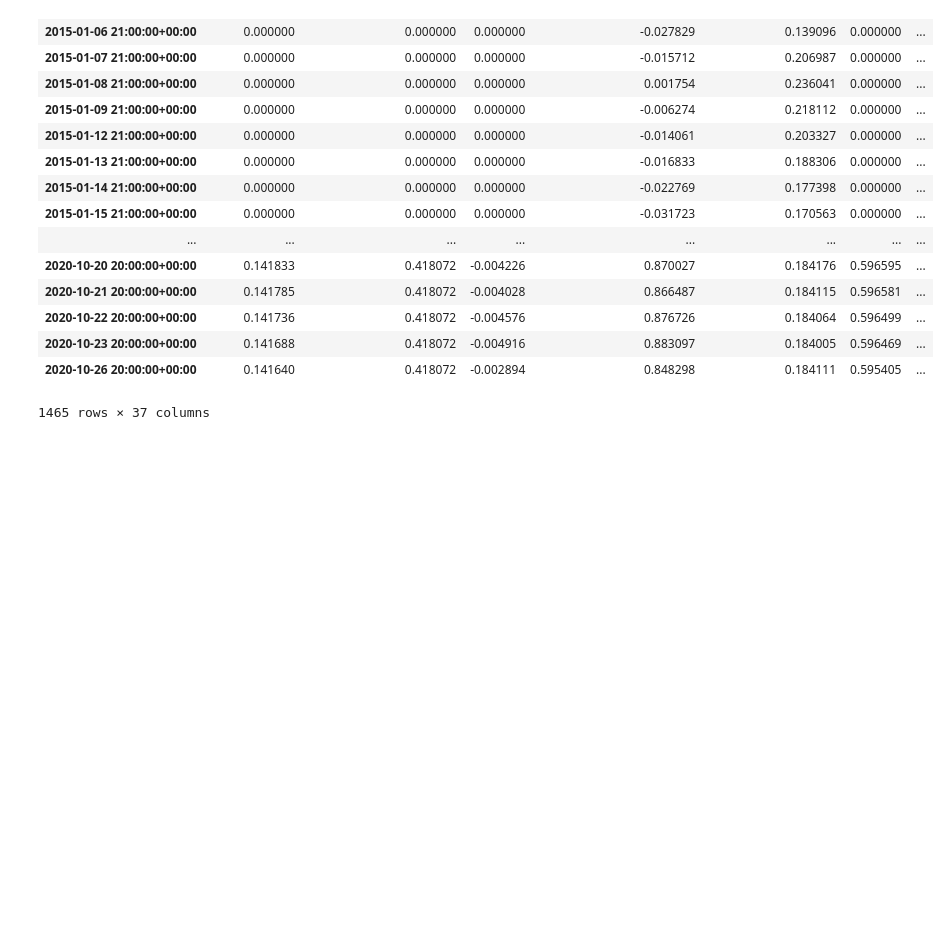
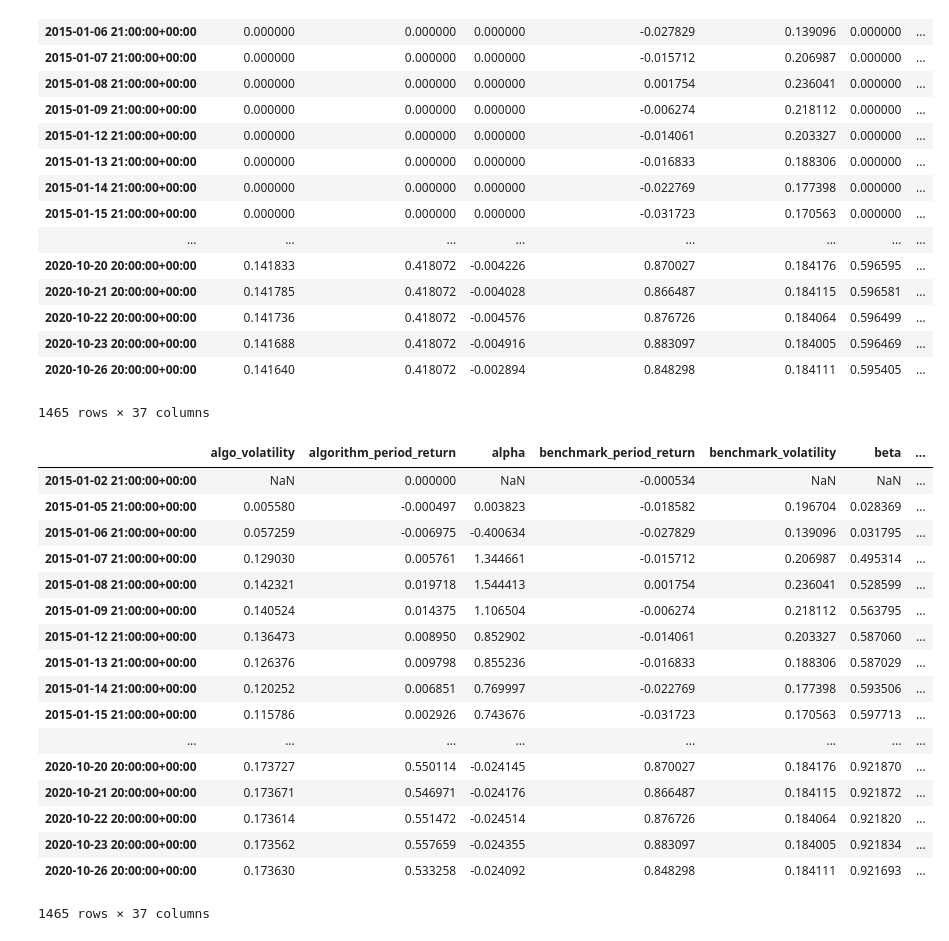
Before and after one commit to wongkenny240/finance_mgmt, a Jupyter notebook: zipline_backtest.ipynb, the cells around one changed output. Cells and saved outputs as stored; diff of their text form; code cells hidden in the pictures; blank space fills up the shorter version.

Commit message:
update zipline

```diff
--- a/zipline_backtest.ipynb
+++ b/zipline_backtest.ipynb
@@ -203,3 +212,58 @@ def handle_data(context, data):
 | 2020-10-23 20:00:00+00:00 | 0.141688 | 0.418072 | -0.004916 | 0.883097 | 0.184005 | 0.596469 | ... |
 | 2020-10-26 20:00:00+00:00 | 0.141640 | 0.418072 | -0.002894 | 0.848298 | 0.184111 | 0.595405 | ... |
 1465 rows × 37 columns
+# %%
+%%zipline --start 2015-1-1 --end 2020-10-26 --capital-base 10000 --bundle custom-bundle -o perf_ipython.pickle
+
+from zipline.api import order, record, order_target_percent, symbol, schedule_function, date_rules, time_rules
+
+# rebalance strategy
+
+#%%
+def initialize(context):
+    # ETFs and target weights for a balanced and hedged portfolio
+    context.securities = {
+        'VTI': 0.43,
+        'TLT': 0.04,
+        'VEU': 0.13,
+        'VWO': 0.13,
+        'VNQ': 0.08,
+        'VNQI': 0.05,
+        'QQQ': 0.15
+    }
+
+    # Schedule rebalance for once a month
+    schedule_function(rebalance, date_rules.month_start(), time_rules.market_open())
+
+    # Set up a benchmark to measure against
+    context.set_benchmark(symbol('SPY'))
+
+
+def rebalance(context, data):
+    # Loop through the securities
+    for sec, weight in context.securities.items():
+        sym = symbol(sec)
+
+        # Check if we can trade
+        if data.can_trade(sym):
+            # Reset the weight
+            order_target_percent(sym, weight)
+# %% [output]
+|  | algo_volatility | algorithm_period_return | alpha | benchmark_period_return | benchmark_volatility | beta | ... |
+| 2015-01-02 21:00:00+00:00 | NaN | 0.000000 | NaN | -0.000534 | NaN | NaN | ... |
+| 2015-01-05 21:00:00+00:00 | 0.005580 | -0.000497 | 0.003823 | -0.018582 | 0.196704 | 0.028369 | ... |
+| 2015-01-06 21:00:00+00:00 | 0.057259 | -0.006975 | -0.400634 | -0.027829 | 0.139096 | 0.031795 | ... |
+| 2015-01-07 21:00:00+00:00 | 0.129030 | 0.005761 | 1.344661 | -0.015712 | 0.206987 | 0.495314 | ... |
+| 2015-01-08 21:00:00+00:00 | 0.142321 | 0.019718 | 1.544413 | 0.001754 | 0.236041 | 0.528599 | ... |
+| 2015-01-09 21:00:00+00:00 | 0.140524 | 0.014375 | 1.106504 | -0.006274 | 0.218112 | 0.563795 | ... |
+| 2015-01-12 21:00:00+00:00 | 0.136473 | 0.008950 | 0.852902 | -0.014061 | 0.203327 | 0.587060 | ... |
+| 2015-01-13 21:00:00+00:00 | 0.126376 | 0.009798 | 0.855236 | -0.016833 | 0.188306 | 0.587029 | ... |
+| 2015-01-14 21:00:00+00:00 | 0.120252 | 0.006851 | 0.769997 | -0.022769 | 0.177398 | 0.593506 | ... |
+| 2015-01-15 21:00:00+00:00 | 0.115786 | 0.002926 | 0.743676 | -0.031723 | 0.170563 | 0.597713 | ... |
+| ... | ... | ... | ... | ... | ... | ... | ... |
+| 2020-10-20 20:00:00+00:00 | 0.173727 | 0.550114 | -0.024145 | 0.870027 | 0.184176 | 0.921870 | ... |
+| 2020-10-21 20:00:00+00:00 | 0.173671 | 0.546971 | -0.024176 | 0.866487 | 0.184115 | 0.921872 | ... |
+| 2020-10-22 20:00:00+00:00 | 0.173614 | 0.551472 | -0.024514 | 0.876726 | 0.184064 | 0.921820 | ... |
+| 2020-10-23 20:00:00+00:00 | 0.173562 | 0.557659 | -0.024355 | 0.883097 | 0.184005 | 0.921834 | ... |
+| 2020-10-26 20:00:00+00:00 | 0.173630 | 0.533258 | -0.024092 | 0.848298 | 0.184111 | 0.921693 | ... |
+1465 rows × 37 columns
```
Also changed, not shown: parts of 10 cells of this notebook, 1 other file.
